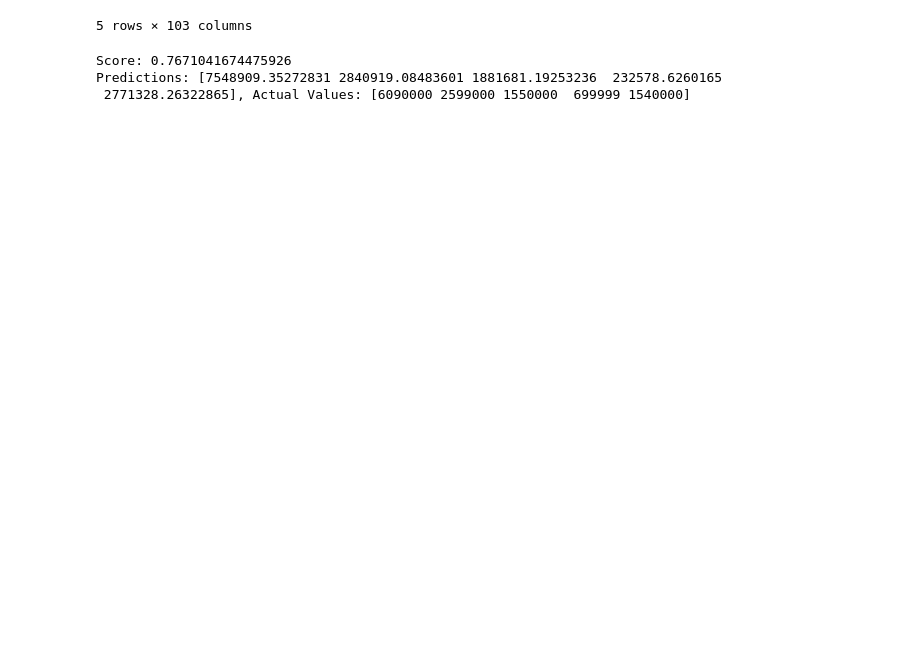
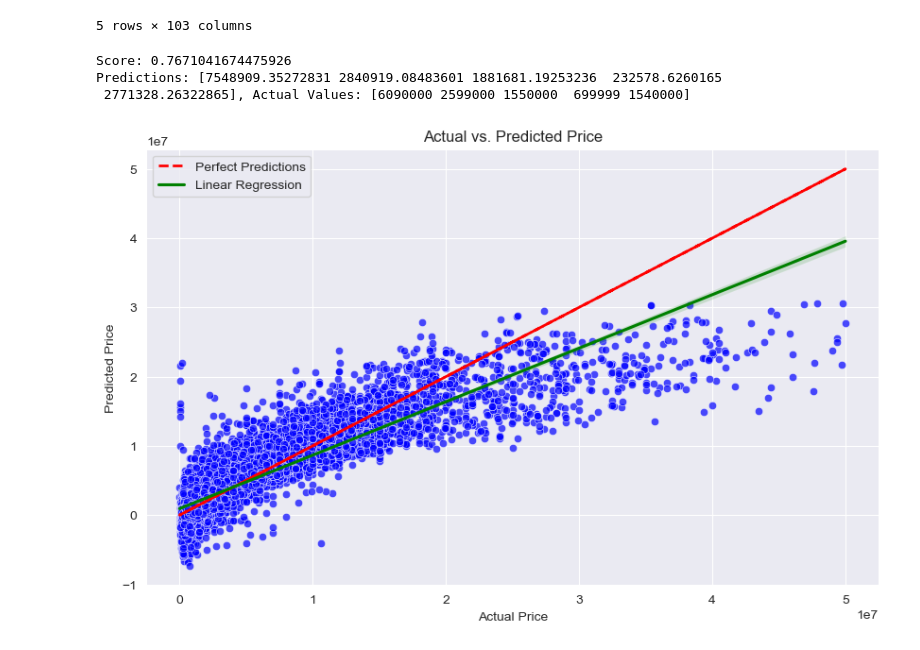
Before and after one commit to milanszilveszter/Csapatmunka, a Jupyter notebook: Regression/BigDataset/hasznaltauto.ipynb, the cells around one changed output. Drawn from its saved outputs; the diff is of its cells as text; code cells hidden in the pictures; blank space fills up the shorter version.

Commit message:
Added new models to hasznaltauto.ipynb and documentation

```diff
--- a/Regression/BigDataset/hasznaltauto.ipynb
+++ b/Regression/BigDataset/hasznaltauto.ipynb
@@ -136,8 +152,6 @@ y = data['vetelar'].values
 x_train, x_test, y_train, y_test = train_test_split(X,y,test_size=0.2,random_state= 42,shuffle=True)
 # %%
 from sklearn.linear_model import LinearRegression
-from sklearn.model_selection import GridSearchCV, RandomizedSearchCV
-
 
 lin_reg = LinearRegression()
 
@@ -147,10 +161,31 @@ score = lin_reg.score(x_test,y_test)
 
 print(f"Score: {score}")
 
-y_pred = lin_reg.predict(x_test[:5,:])
+y_pred = lin_reg.predict(x_test)
 
 print("Predictions: {}, Actual Values: {}".format(y_pred[:5], y_test[:5]))
 # %% [output]
 Score: 0.7671041674475926
 Predictions: [7548909.35272831 2840919.08483601 1881681.19253236  232578.6260165
  2771328.26322865], Actual Values: [6090000 2599000 1550000  699999 1540000]
+# %%
+import matplotlib.pyplot as plt
+import seaborn as sns
+
+# Plot actual vs. predicted values
+plt.figure(figsize=(10, 6))
+sns.scatterplot(x=y_test, y=y_pred, color='blue', alpha=0.7)
+plt.xlabel('Actual Price')
+plt.ylabel('Predicted Price')
+plt.title('Actual vs. Predicted Price')
+
+# Add a line representing perfect predictions
+plt.plot(y_test, y_test, color='red', linestyle='--', linewidth=2, label='Perfect Predictions')
+
+# Add linear regression line
+sns.regplot(x=y_test, y=y_pred, scatter=False, color='green', label='Linear Regression')
+
+plt.legend()
+plt.show()
+# %% [output]
+[figure, added]
```
Also changed, not shown: parts of 7 cells of this notebook, 2 other files.
